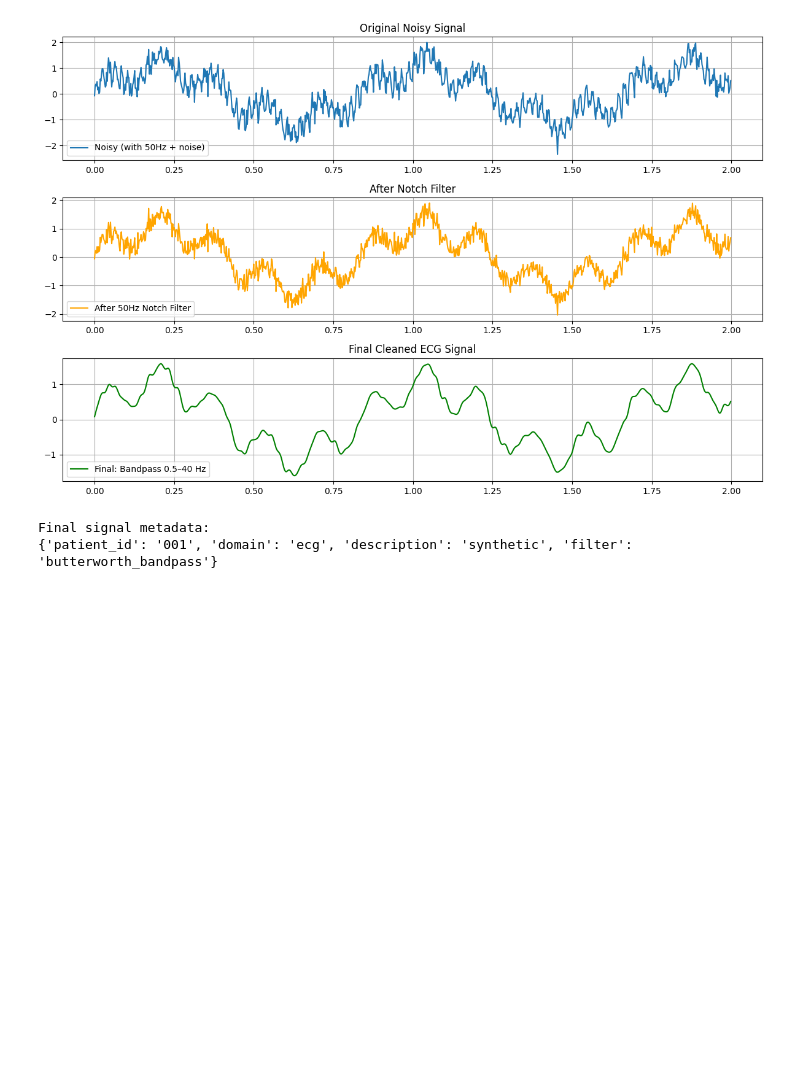
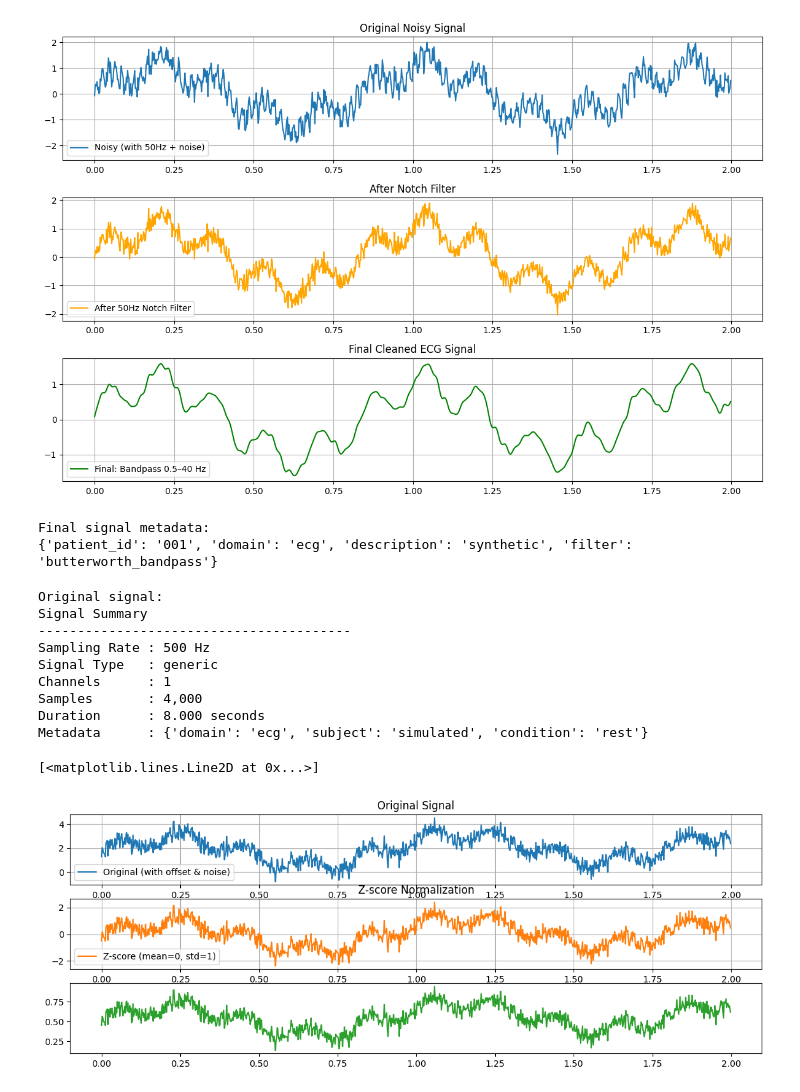
Before and after one commit to diptiman-mohanta/universal-signal-intelligence, a Jupyter notebook: signal_io/example.ipynb, the cells around one changed output. Drawn from its saved outputs; the diff is of its cells as text; code cells hidden in the pictures; blank space fills up the shorter version.

Commit message:
tested the normalization and spectral code

```diff
--- a/signal_io/example.ipynb
+++ b/signal_io/example.ipynb
@@ -145,3 +145,74 @@ Metadata      : {'patient_id': '001', 'domain': 'ecg', 'description': 'synthetic
 [figure]
 Final signal metadata:
 {'patient_id': '001', 'domain': 'ecg', 'description': 'synthetic', 'filter': 'butterworth_bandpass'}
+# %%
+import numpy as np
+import matplotlib.pyplot as plt
+
+from signal_io.base import Signal
+from dsp.normalization import (
+    zscore_normalize,
+    minmax_normalize,
+    peak_normalize,
+    unit_energy_normalize,
+    mean_normalize
+)
+
+# 1. Create a synthetic noisy signal (e.g. ECG-like + baseline wander + noise)
+fs = 500  # Hz
+t = np.linspace(0, 8, 8 * fs, endpoint=False)
+
+# Simulated ECG pattern + slow baseline + high-frequency noise
+ecg_pattern = 1.2 * np.sin(2 * np.pi * 1.1 * t) + 0.6 * np.sin(2 * np.pi * 5 * t)
+baseline = 0.8 * np.sin(2 * np.pi * 0.08 * t)          # slow wander
+noise = 0.4 * np.random.randn(len(t))
+
+raw_signal = ecg_pattern + baseline + noise + 1.5      # positive offset
+
+# Wrap into Signal object
+sig = Signal(
+    data=raw_signal,
+    sampling_rate=fs,
+    metadata={"domain": "ecg", "subject": "simulated", "condition": "rest"}
+)
+
+print("Original signal:")
+sig.summary()
+
+# 2. Apply different normalizations
+sig_zscore = zscore_normalize(sig)
+sig_minmax = minmax_normalize(sig, min_val=0, max_val=1)
+sig_peak = peak_normalize(sig)
+sig_unit_energy = unit_energy_normalize(sig)
+sig_mean_norm = mean_normalize(sig)
+
+# 3. Visualize comparison (first 2 seconds)
+t_short = t[:1000]
+plt.figure(figsize=(14, 10))
+
+plt.subplot(6, 1, 1)
+plt.plot(t_short, sig.data[:1000], label='Original (with offset & noise)')
+plt.title('Original Signal')
+plt.grid(True)
+plt.legend()
+
+plt.subplot(6, 1, 2)
+plt.plot(t_short, sig_zscore.data[:1000], 'C1', label='Z-score (mean=0, std=1)')
+plt.title('Z-score Normalization')
+plt.grid(True)
+plt.legend()
+
+plt.subplot(6, 1, 3)
+plt.plot(t_short, sig_minmax.data[:1000], 'C2', label='Min-Max [0,1]')
+# %% [output]
+Original signal:
+Signal Summary
+----------------------------------------
+Sampling Rate : 500 Hz
+Signal Type   : generic
+Channels      : 1
+Samples       : 4,000
+Duration      : 8.000 seconds
+Metadata      : {'domain': 'ecg', 'subject': 'simulated', 'condition': 'rest'}
+[<matplotlib.lines.Line2D at 0x...>]
+[figure, added]
```
Also changed, not shown: parts of 1 cell of this notebook.
